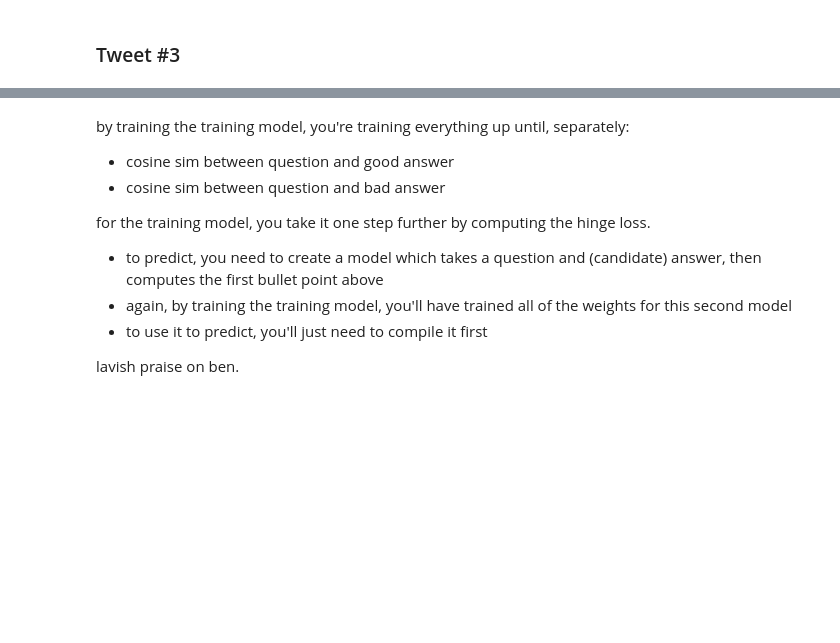
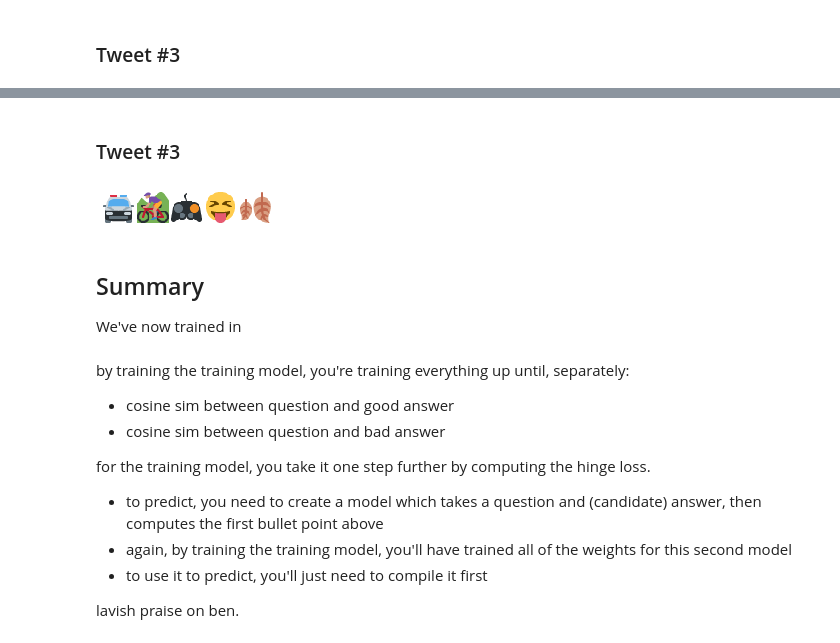
Before and after one commit to cavaunpeu/neurally-embedded-emojis, a Jupyter notebook: neurally-embedded-emojis.ipynb, the cells around one changed output, grey strips where cells are left out. Drawn from its saved outputs; the diff is of its cells as text; code cells hidden in the pictures; blank space fills up the shorter version.

```diff
--- a/neurally-embedded-emojis.ipynb
+++ b/neurally-embedded-emojis.ipynb
@@ -735,3 +761,14 @@ display_emoji(emojis[~inf_mask][263])
+# %% [markdown]
+### Tweet #3
+# %%
+preds_3 = preds[2*n_sentiments:]
+top_5_matches = extract_top_5_argmax(preds_3)
+display_top_5_results(top_5_matches)
+# %% [output]
+[figure, added]
+# %% [markdown]
+## Summary
+We've now trained in
 # %% [markdown]
 by training the training model, you're training everything up until, separately:
 - cosine sim between question and good answer
```
Also changed, not shown: parts of 25 cells of this notebook.
